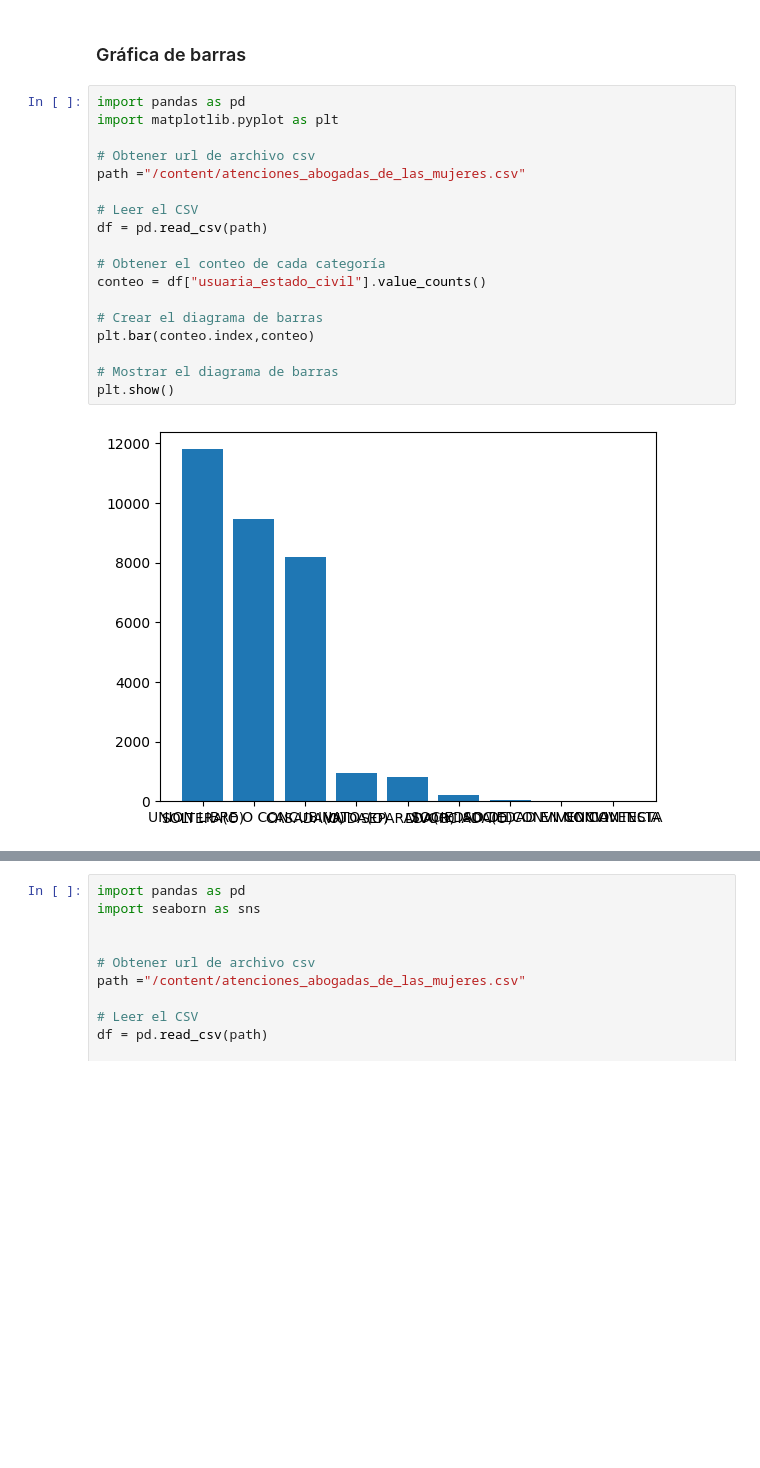
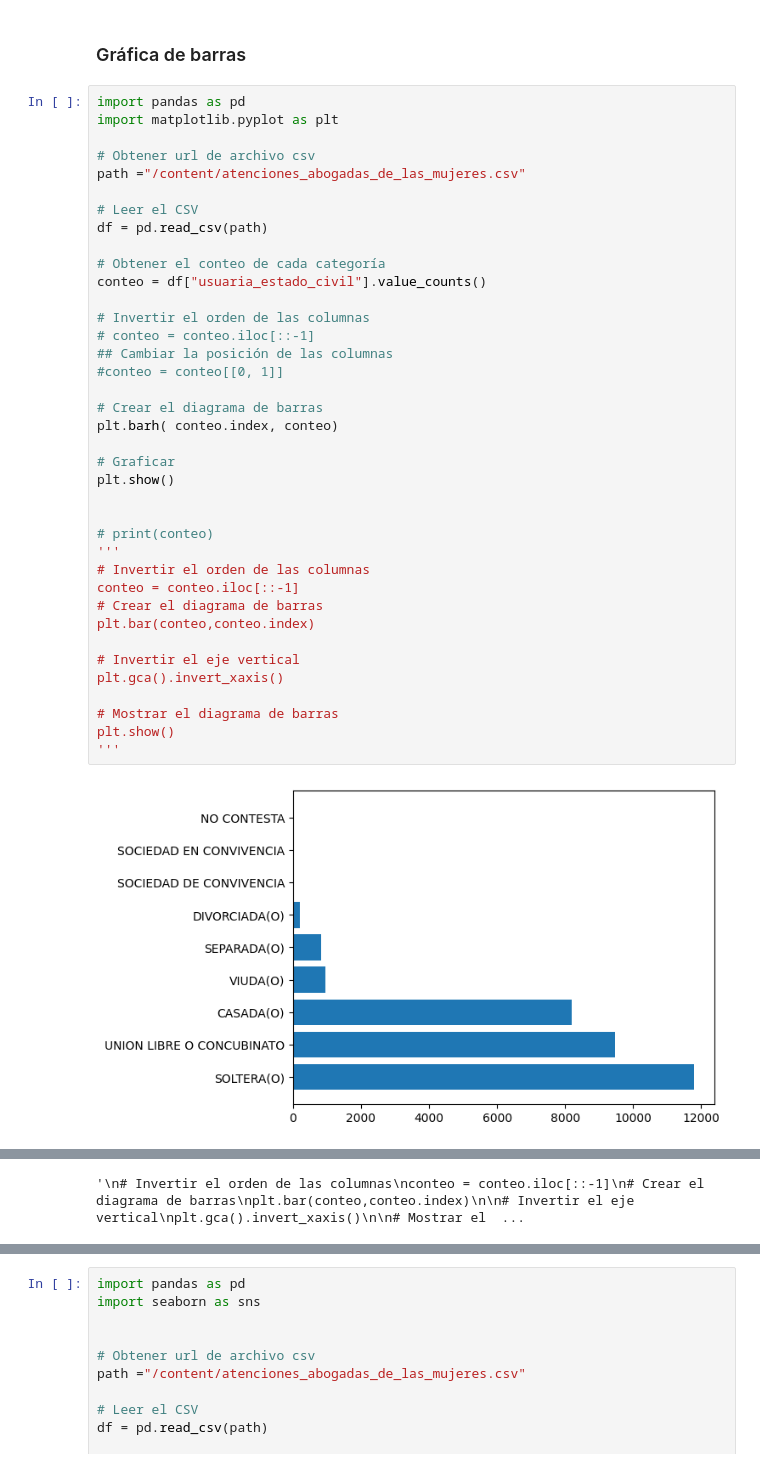
Before and after one commit to datascienceurc/Laboratorios, a Jupyter notebook: Lab2_cruz.ipynb, the cells around one changed output, grey strips where cells are left out. Saved outputs shown, nothing was run; the diff lists cells and outputs as text; blank space fills up the shorter version.

```diff
--- a/Lab2_cruz.ipynb
+++ b/Lab2_cruz.ipynb
@@ -192,20 +192,40 @@ Name: usuaria_edad, dtype: int64
 # %%
 import pandas as pd
 import matplotlib.pyplot as plt
 
 # Obtener url de archivo csv
 path ="/content/atenciones_abogadas_de_las_mujeres.csv"
 
 # Leer el CSV
 df = pd.read_csv(path)
 
 # Obtener el conteo de cada categoría
 conteo = df["usuaria_estado_civil"].value_counts()
 
+# Invertir el orden de las columnas
+# conteo = conteo.iloc[::-1]
+## Cambiar la posición de las columnas
+#conteo = conteo[[0, 1]]
+
 # Crear el diagrama de barras
-plt.bar(conteo.index,conteo)
+plt.barh( conteo.index, conteo)
+
+# Graficar
+plt.show()
+
+
+# print(conteo)
+'''
+# Invertir el orden de las columnas
+conteo = conteo.iloc[::-1]
+# Crear el diagrama de barras
+plt.bar(conteo,conteo.index)
+
+# Invertir el eje vertical
+plt.gca().invert_xaxis()
 
 # Mostrar el diagrama de barras
 plt.show()
+'''
 # %% [output]
-[figure, old version]
+[figure, new version]
@@ -211,0 +242 @@ plt.show()
+'\n# Invertir el orden de las columnas\nconteo = conteo.iloc[::-1]\n# Crear el diagrama de barras\nplt.bar(conteo,conteo.index)\n\n# Invertir el eje vertical\nplt.gca().invert_xaxis()\n\n# Mostrar el  ...
```
Also changed, not shown: parts of 2 cells of this notebook.
